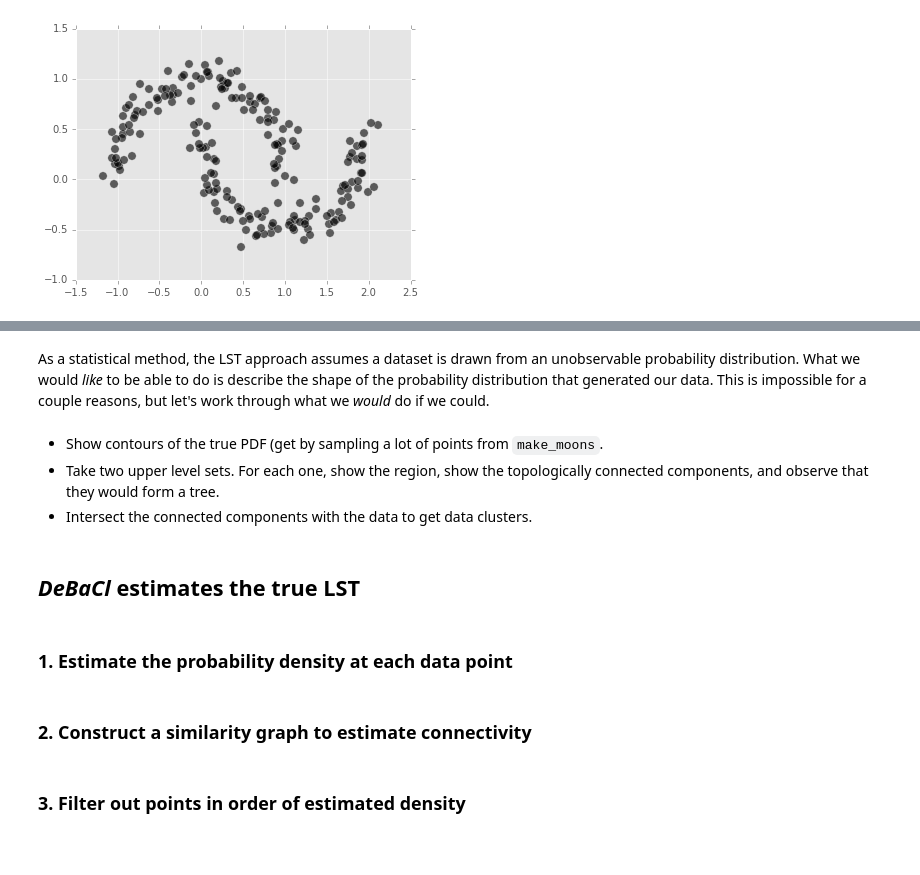
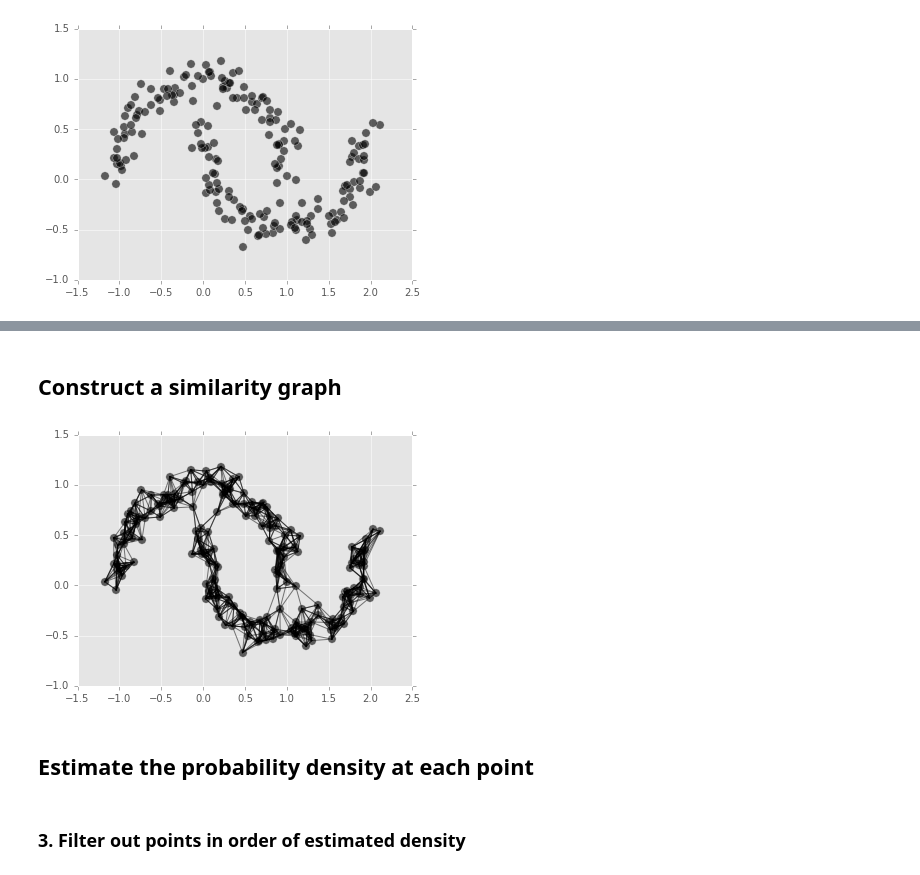
Before and after one commit to CoAxLab/DeBaCl, a Jupyter notebook: examples/what_are_level_set_trees.ipynb, the cells around one changed output, grey strips where cells are left out. Drawn from its saved outputs; the diff is of its cells as text; code cells hidden in the pictures; blank space fills up the shorter version.

Commit message:
Add the similarity graph plot.

```diff
--- a/examples/what_are_level_set_trees.ipynb
+++ b/examples/what_are_level_set_trees.ipynb
@@ -32,15 +25,23 @@ with plt.style.context('ggplot'):
-# %% [markdown]
-As a statistical method, the LST approach assumes a dataset is drawn from an unobservable probability distribution. What we would *like* to be able to do is describe the shape of the probability distribution that generated our data. This is impossible for a couple reasons, but let's work through what we *would* do if we could.
-# %% [markdown]
-- Show contours of the true PDF (get by sampling a lot of points from `make_moons`.
-- Take two upper level sets. For each one, show the region, show the topologically connected components, and observe that they would form a tree.
-- Intersect the connected components with the data to get data clusters.
-# %% [markdown]
-## *DeBaCl* estimates the true LST
+# %% [markdown]
+## Construct a similarity graph
+# %%
+knn_graph, radii = dcl.utils.knn_graph(moons, k=10)
+# %%
+import networkx as nx
+
+with plt.style.context('ggplot'):
+    fig, ax = plt.subplots(figsize=(6, 4.5))
+    ax.scatter(moons[:, 0], moons[:, 1], c='black', s=70, alpha=0.6)
+
+    for i, neighbors in enumerate(knn_graph):
+        for j in neighbors:
+            ax.plot((moons[i, 0], moons[j, 0]), (moons[i, 1], moons[j, 1]), color='black',
+                    alpha=0.5, zorder=1)
+    fig.show()
+# %% [output]
+[figure, added]
 # %% [markdown]
-### 1. Estimate the probability density at each data point
+## Estimate the probability density at each point
-# %% [markdown]
-### 2. Construct a similarity graph to estimate connectivity
 # %% [markdown]
 ### 3. Filter out points in order of estimated density
 # %% [markdown]
```
Also changed, not shown: parts of 6 cells of this notebook.
